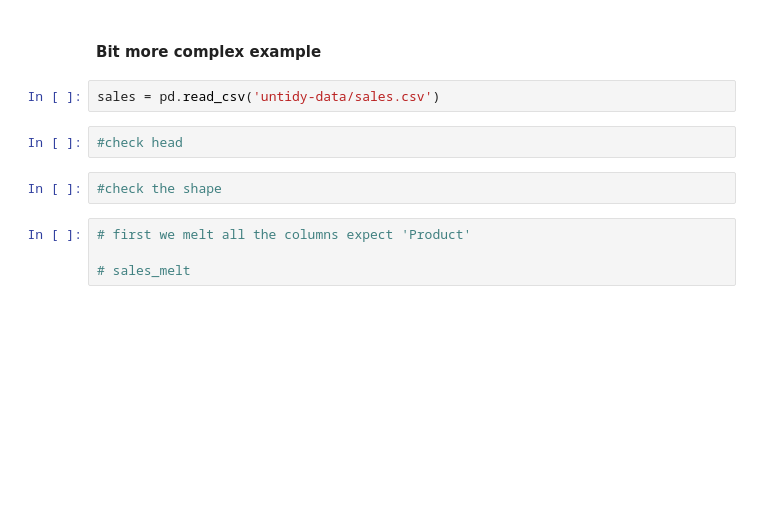
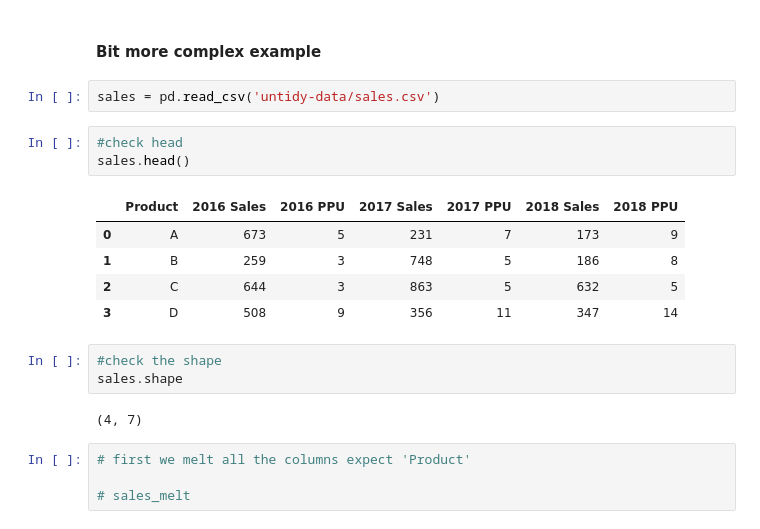
Before and after one commit to mijailmariano/classification-exercises, a Jupyter notebook: kalpana-notes/tidy_data_lesson.ipynb, the cells around one changed output. Drawn from its saved outputs; the diff is of its cells as text; blank space fills up the shorter version.

```diff
--- a/kalpana-notes/tidy_data_lesson.ipynb
+++ b/kalpana-notes/tidy_data_lesson.ipynb
@@ -287,8 +346,18 @@ df.head()
 sales = pd.read_csv('untidy-data/sales.csv')
 # %%
 #check head
+sales.head()
+# %% [output]
+|  | Product | 2016 Sales | 2016 PPU | 2017 Sales | 2017 PPU | 2018 Sales | 2018 PPU |
+| 0 | A | 673 | 5 | 231 | 7 | 173 | 9 |
+| 1 | B | 259 | 3 | 748 | 5 | 186 | 8 |
+| 2 | C | 644 | 3 | 863 | 5 | 632 | 5 |
+| 3 | D | 508 | 9 | 356 | 11 | 347 | 14 |
 # %%
 #check the shape
+sales.shape
+# %% [output]
+(4, 7)
 # %%
 # first we melt all the columns expect 'Product'
 
```
Also changed, not shown: parts of 10 cells of this notebook, 3 other files.
